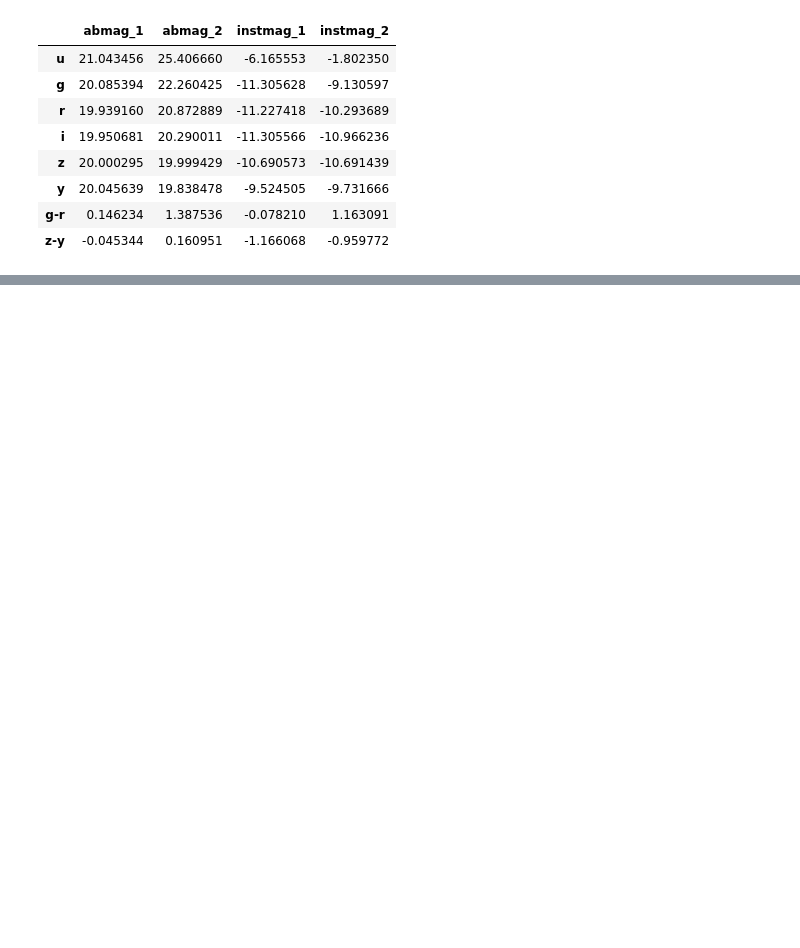
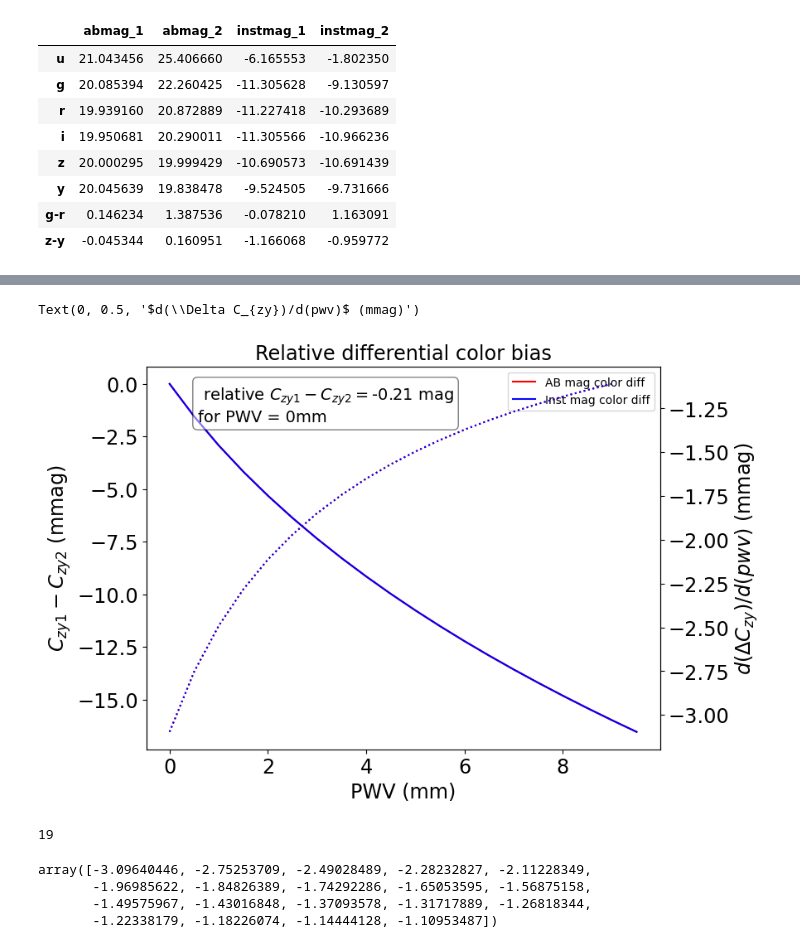
Before and after one commit to sylvielsstfr/RubinLSSTPhotometricCorrTuto, a Jupyter notebook: notebooks/06_SEDPicklesColors/SimulatePWVeffectColorsPicklesAuxtelData_auxtelSDSSfilters.ipynb, the cells around one changed output, grey strips where cells are left out. Saved outputs shown, nothing was run; the diff lists cells and outputs as text; code cells hidden in the pictures; blank space fills up the shorter version.

Commit message:
finish SimulatePWVeffectColorsPicklesAuxtelData_auxtelSDSSfilters.ipynb

```diff
--- a/notebooks/06_SEDPicklesColors/SimulatePWVeffectColorsPicklesAuxtelData_auxtelSDSSfilters.ipynb
+++ b/notebooks/06_SEDPicklesColors/SimulatePWVeffectColorsPicklesAuxtelData_auxtelSDSSfilters.ipynb
@@ -548,5 +550,5 @@ plt.show()
 # %%
-all_df = []
+all_df_magcol = []
 for index,pwv in enumerate(all_pwv):
     atm_bands = pc.coll_bandpass_total_nonstd[index]
     mags_pwv1 = {}
@@ -577,5 +579,5 @@ for index,pwv in enumerate(all_pwv):
     df3 = pd.DataFrame(madus_pwv1, index=["instmag_1"]).T
     df4 = pd.DataFrame(madus_pwv2, index=["instmag_2"]).T
     df = pd.concat([df1,df2,df3,df4],axis=1)
-    all_df.append(df)
+    all_df_magcol.append(df)
 # %%
@@ -592,0 +597,15 @@ all_df[0]
+# %%
+df_diffcol = pd.DataFrame(columns=["pwv","Czy1_Czy2_abmag","Czy1_Czy2_instmag"])
+for index,pwv in enumerate(all_pwv):
+    the_df = all_df_magcol[index]
+    DCzyabmag = the_df.loc["z-y","abmag_1"] - the_df.loc["z-y","abmag_2"]
+    DCzyadumag = the_df.loc["z-y","instmag_1"] - the_df.loc["z-y","instmag_2"]
+    df_diffcol.loc[index] = [pwv,DCzyabmag,DCzyadumag]
+
+df_diffcol["Czy1_Czy2_abmag_rel"] =  (df_diffcol["Czy1_Czy2_abmag"] - df_diffcol.loc[0,"Czy1_Czy2_abmag"])*1000
+df_diffcol["Czy1_Czy2_instmag_rel"] =  (df_diffcol["Czy1_Czy2_instmag"] - df_diffcol.loc[0,"Czy1_Czy2_instmag"])*1000
+# differentiation
+dx = np.diff(df_diffcol.pwv.values).mean()
+dy1 = np.diff(df_diffcol["Czy1_Czy2_abmag_rel"].values)
+dy2 = np.diff(df_diffcol["Czy1_Czy2_instmag_rel"].values)
+z_y0 = df_diffcol.loc[0,"Czy1_Czy2_abmag"]
@@ -592,0 +636,23 @@ all_df[0]
+# %%
+fig, ax = plt.subplots(1,1,figsize=(8,6))
+df_diffcol.plot(x="pwv",y="Czy1_Czy2_abmag_rel",ax=ax,color="r",label="AB mag color diff")
+df_diffcol.plot(x="pwv",y="Czy1_Czy2_instmag_rel",ax=ax,color="b",label="Inst mag color diff")
+
+ax.set_xlabel("PWV (mm)")
+ax.set_ylabel("$C_{zy1}-C_{zy2}$ (mmag)")
+ax.set_title(f"Relative differential color bias")
+
+textstr = '\n'.join((" relative $C_{zy1}-C_{zy2} = $"+ f"{z_y0:.2f} mag","for PWV = 0mm"))
+# these are matplotlib.patch.Patch properties
+props = dict(boxstyle='round', facecolor='white', alpha=0.5)
+
+# place a text box in upper left in axes coords
+ax.text(0.1, 0.95, textstr, transform=ax.transAxes, fontsize=14, verticalalignment='top', bbox=props)
+
+ax2 = ax.twinx()
+ax2.plot(df_diffcol.pwv.values[:-1],dy1/dx,"r:",label="dC/dpwv(ABmag)")
+ax2.plot(df_diffcol.pwv.values[:-1],dy2/dx,"b:",label="dC/dpwv(Instmag)")
+ax2.set_ylabel("$d(\Delta C_{zy})/d(pwv)$ (mmag)")
+# %% [output]
+Text(0, 0.5, '$d(\\Delta C_{zy})/d(pwv)$ (mmag)')
+[figure, added]
@@ -592,0 +664,11 @@ all_df[0]
+# %%
+len(dy1/dx)
+# %% [output]
+19
+# %%
+dy2/dx
+# %% [output]
+array([-3.09640446, -2.75253709, -2.49028489, -2.28232827, -2.11228349,
+       -1.96985622, -1.84826389, -1.74292286, -1.65053595, -1.56875158,
+       -1.49575967, -1.43016848, -1.37093578, -1.31717889, -1.26818344,
+       -1.22338179, -1.18226074, -1.14444128, -1.10953487])
```
Also changed, not shown: parts of 7 cells of this notebook.
